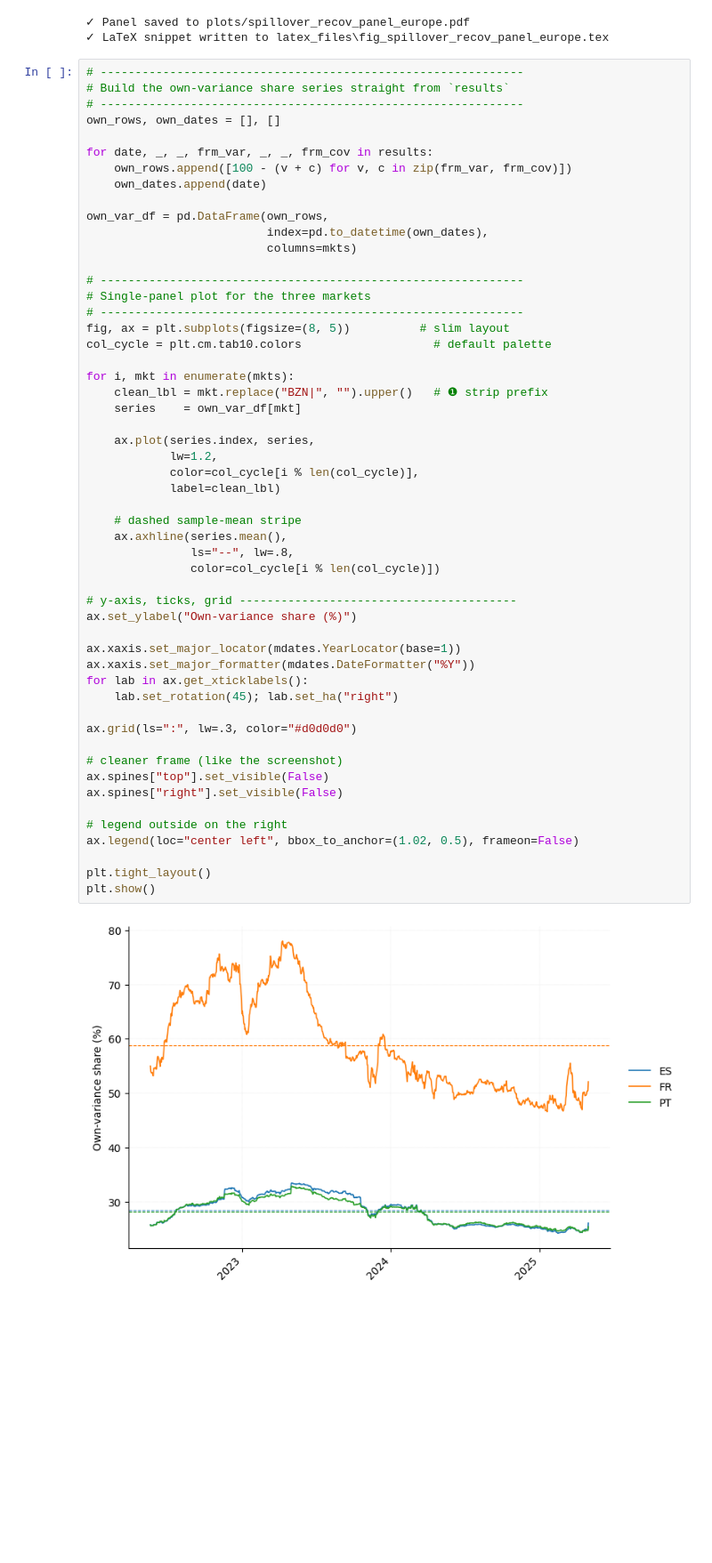
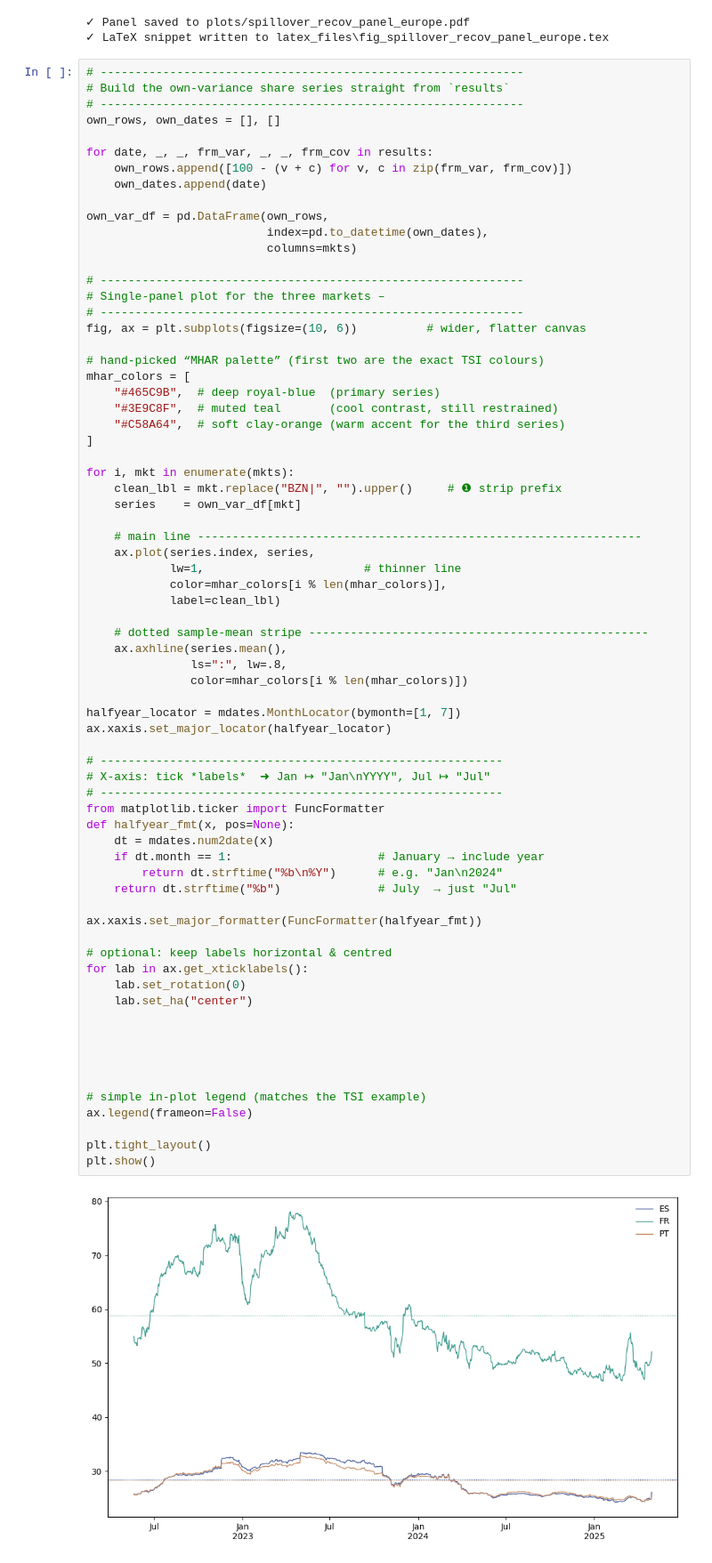
Before and after one commit to franrolotti/volatility-spillovers-methodology, a Jupyter notebook: 04_volatility_spillovers_var_covar_MHAR.ipynb, the cells around one changed output. Shown at 89% size. Cells and saved outputs as stored; diff of their text form; blank space fills up the shorter version.

```diff
--- a/04_volatility_spillovers_var_covar_MHAR.ipynb
+++ b/04_volatility_spillovers_var_covar_MHAR.ipynb
@@ -770,54 +793,71 @@ print(f"✓ LaTeX snippet written to {tex_path}")
 own_rows, own_dates = [], []
 
 for date, _, _, frm_var, _, _, frm_cov in results:
     own_rows.append([100 - (v + c) for v, c in zip(frm_var, frm_cov)])
     own_dates.append(date)
 
 own_var_df = pd.DataFrame(own_rows,
                           index=pd.to_datetime(own_dates),
                           columns=mkts)
 
 # -------------------------------------------------------------
-# Single-panel plot for the three markets
+# Single-panel plot for the three markets –
 # -------------------------------------------------------------
-fig, ax = plt.subplots(figsize=(8, 5))          # slim layout
-col_cycle = plt.cm.tab10.colors                   # default palette
+fig, ax = plt.subplots(figsize=(10, 6))          # wider, flatter canvas
+
+# hand-picked “MHAR palette” (first two are the exact TSI colours)
+mhar_colors = [
+    "#465C9B",  # deep royal-blue  (primary series)
+    "#3E9C8F",  # muted teal       (cool contrast, still restrained)
+    "#C58A64",  # soft clay-orange (warm accent for the third series)
+]
 
 for i, mkt in enumerate(mkts):
-    clean_lbl = mkt.replace("BZN|", "").upper()   # ❶ strip prefix
+    clean_lbl = mkt.replace("BZN|", "").upper()     # ❶ strip prefix
     series    = own_var_df[mkt]
 
+    # main line ----------------------------------------------------------------
     ax.plot(series.index, series,
-            lw=1.2,
-            color=col_cycle[i % len(col_cycle)],
+            lw=1,                       # thinner line
+            color=mhar_colors[i % len(mhar_colors)],
             label=clean_lbl)
 
-    # dashed sample-mean stripe
+    # dotted sample-mean stripe -------------------------------------------------
     ax.axhline(series.mean(),
-               ls="--", lw=.8,
-               color=col_cycle[i % len(col_cycle)])
+               ls=":", lw=.8,
+               color=mhar_colors[i % len(mhar_colors)])
 
-# y-axis, ticks, grid ----------------------------------------
-ax.set_ylabel("Own-variance share (%)")
+halfyear_locator = mdates.MonthLocator(bymonth=[1, 7])
+ax.xaxis.set_major_locator(halfyear_locator)
 
-ax.xaxis.set_major_locator(mdates.YearLocator(base=1))
-ax.xaxis.set_major_formatter(mdates.DateFormatter("%Y"))
+# ----------------------------------------------------------
+# X-axis: tick *labels*  ➜ Jan ↦ "Jan\nYYYY", Jul ↦ "Jul"
+# ----------------------------------------------------------
+from matplotlib.ticker import FuncFormatter
+def halfyear_fmt(x, pos=None):
+    dt = mdates.num2date(x)
+    if dt.month == 1:                     # January → include year
+        return dt.strftime("%b\n%Y")      # e.g. "Jan\n2024"
+    return dt.strftime("%b")              # July  → just "Jul"
+
+ax.xaxis.set_major_formatter(FuncFormatter(halfyear_fmt))
+
+# optional: keep labels horizontal & centred
 for lab in ax.get_xticklabels():
-    lab.set_rotation(45); lab.set_ha("right")
+    lab.set_rotation(0)
+    lab.set_ha("center")
 
-ax.grid(ls=":", lw=.3, color="#d0d0d0")
 
-# cleaner frame (like the screenshot)
-ax.spines["top"].set_visible(False)
-ax.spines["right"].set_visible(False)
 
-# legend outside on the right
-ax.legend(loc="center left", bbox_to_anchor=(1.02, 0.5), frameon=False)
+
+
+# simple in-plot legend (matches the TSI example)
+ax.legend(frameon=False)
 
 plt.tight_layout()
 plt.show()
 # %% [output]
-[figure, old version]
+[figure, new version]
 # %%
 # ─────────────────────────────────────────────────────────────
 # Mean own-variance share
```
Also changed, not shown: parts of 1 cell of this notebook, 1 other file.
